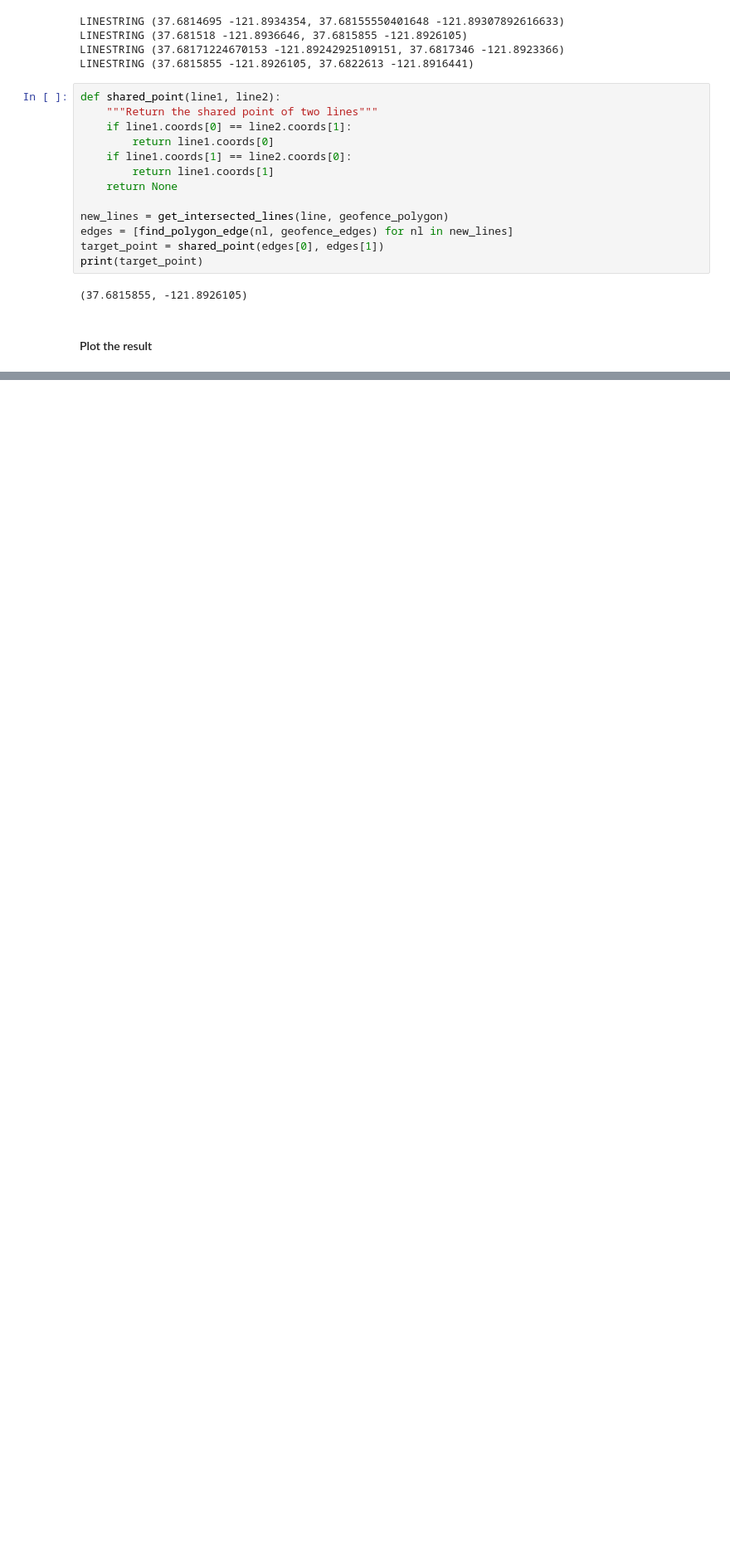
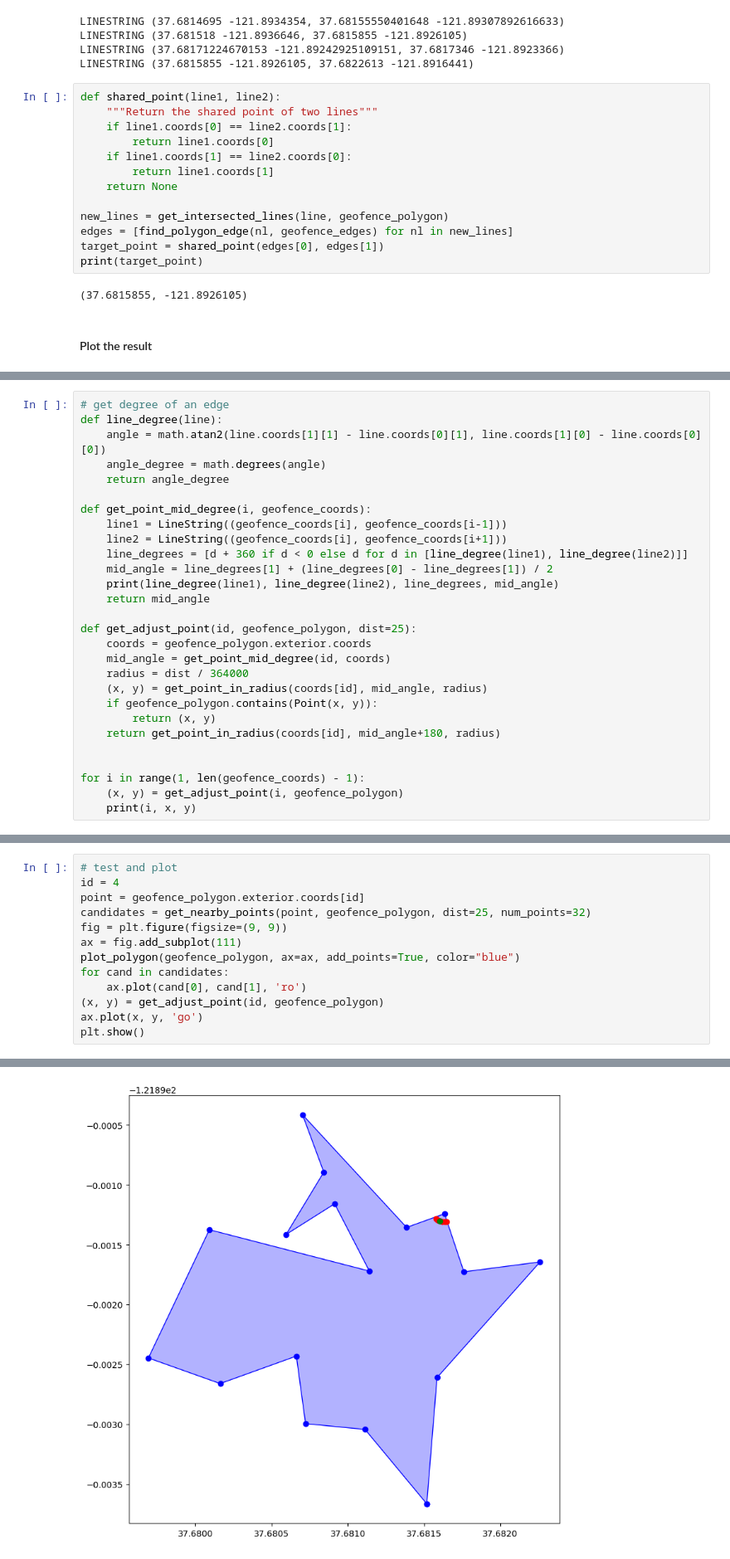
Before and after one commit to TheErickLiu/AmadorUAV2025, a Jupyter notebook: question2.ipynb, the cells around one changed output, grey strips where cells are left out. Shown: that part at 83% size. Saved outputs shown, nothing was run; the diff lists cells and outputs as text; blank space fills up the shorter version.

```diff
--- a/question2.ipynb
+++ b/question2.ipynb
@@ -534,0 +688,28 @@ fig.show()
+# %%
+# get degree of an edge
+def line_degree(line):
+    angle = math.atan2(line.coords[1][1] - line.coords[0][1], line.coords[1][0] - line.coords[0][0])
+    angle_degree = math.degrees(angle)
+    return angle_degree
+
+def get_point_mid_degree(i, geofence_coords):
+    line1 = LineString((geofence_coords[i], geofence_coords[i-1]))
+    line2 = LineString((geofence_coords[i], geofence_coords[i+1]))
+    line_degrees = [d + 360 if d < 0 else d for d in [line_degree(line1), line_degree(line2)]]
+    mid_angle = line_degrees[1] + (line_degrees[0] - line_degrees[1]) / 2
+    print(line_degree(line1), line_degree(line2), line_degrees, mid_angle)
+    return mid_angle
+
+def get_adjust_point(id, geofence_polygon, dist=25):
+    coords = geofence_polygon.exterior.coords
+    mid_angle = get_point_mid_degree(id, coords)
+    radius = dist / 364000
+    (x, y) = get_point_in_radius(coords[id], mid_angle, radius)
+    if geofence_polygon.contains(Point(x, y)):
+        return (x, y)
+    return get_point_in_radius(coords[id], mid_angle+180, radius)
+
+
+for i in range(1, len(geofence_coords) - 1):
+    (x, y) = get_adjust_point(i, geofence_polygon)
+    print(i, x, y)
@@ -534,0 +734,14 @@ fig.show()
+# %%
+# test and plot
+id = 4
+point = geofence_polygon.exterior.coords[id]
+candidates = get_nearby_points(point, geofence_polygon, dist=25, num_points=32)
+fig = plt.figure(figsize=(9, 9))
+ax = fig.add_subplot(111)
+plot_polygon(geofence_polygon, ax=ax, add_points=True, color="blue")
+for cand in candidates:
+    ax.plot(cand[0], cand[1], 'ro')
+(x, y) = get_adjust_point(id, geofence_polygon)
+ax.plot(x, y, 'go')
+plt.show()
+# %% [output]
@@ -534,0 +749 @@ fig.show()
+[figure, added]
```
Also changed, not shown: parts of 13 cells of this notebook, 3 other files.
